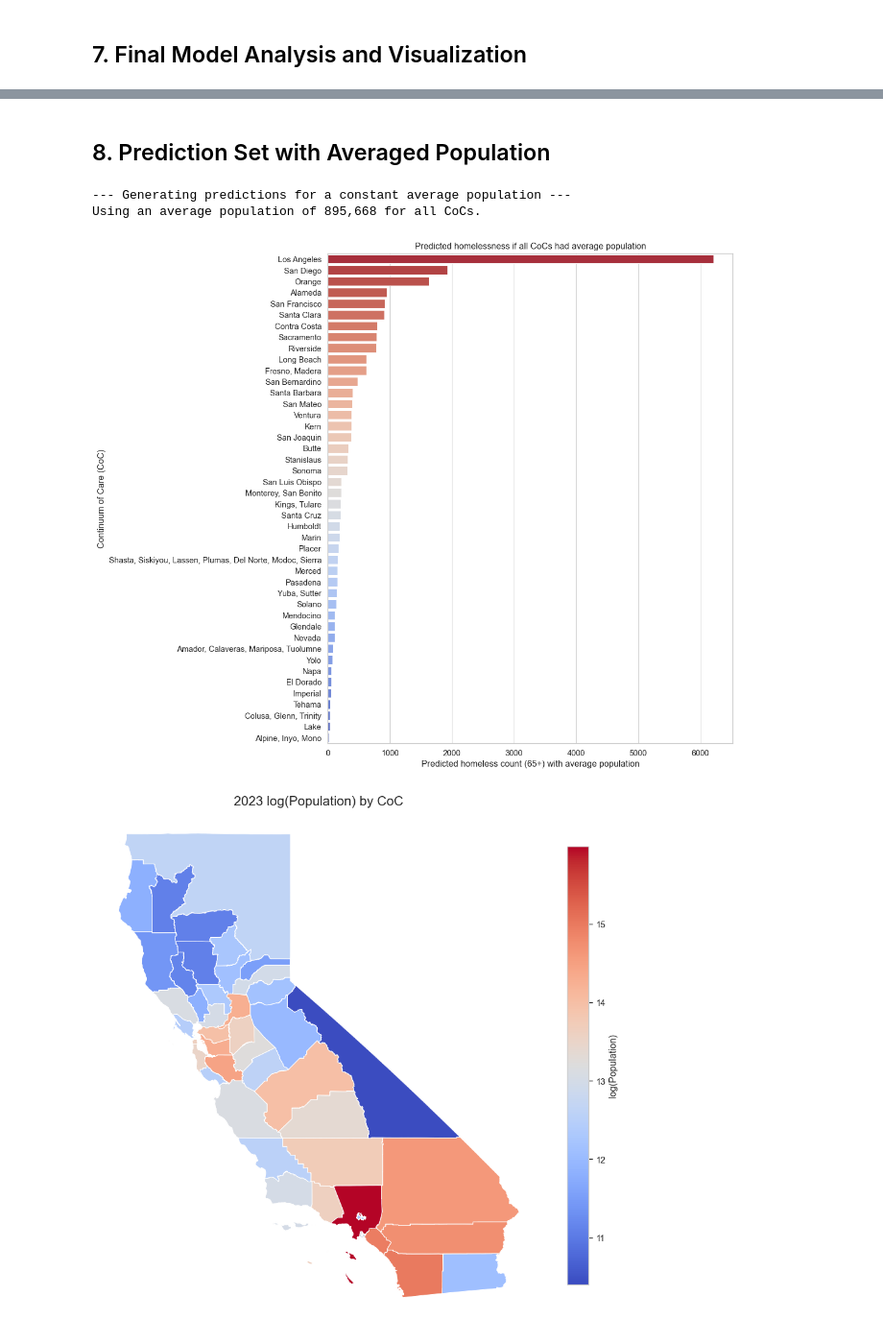
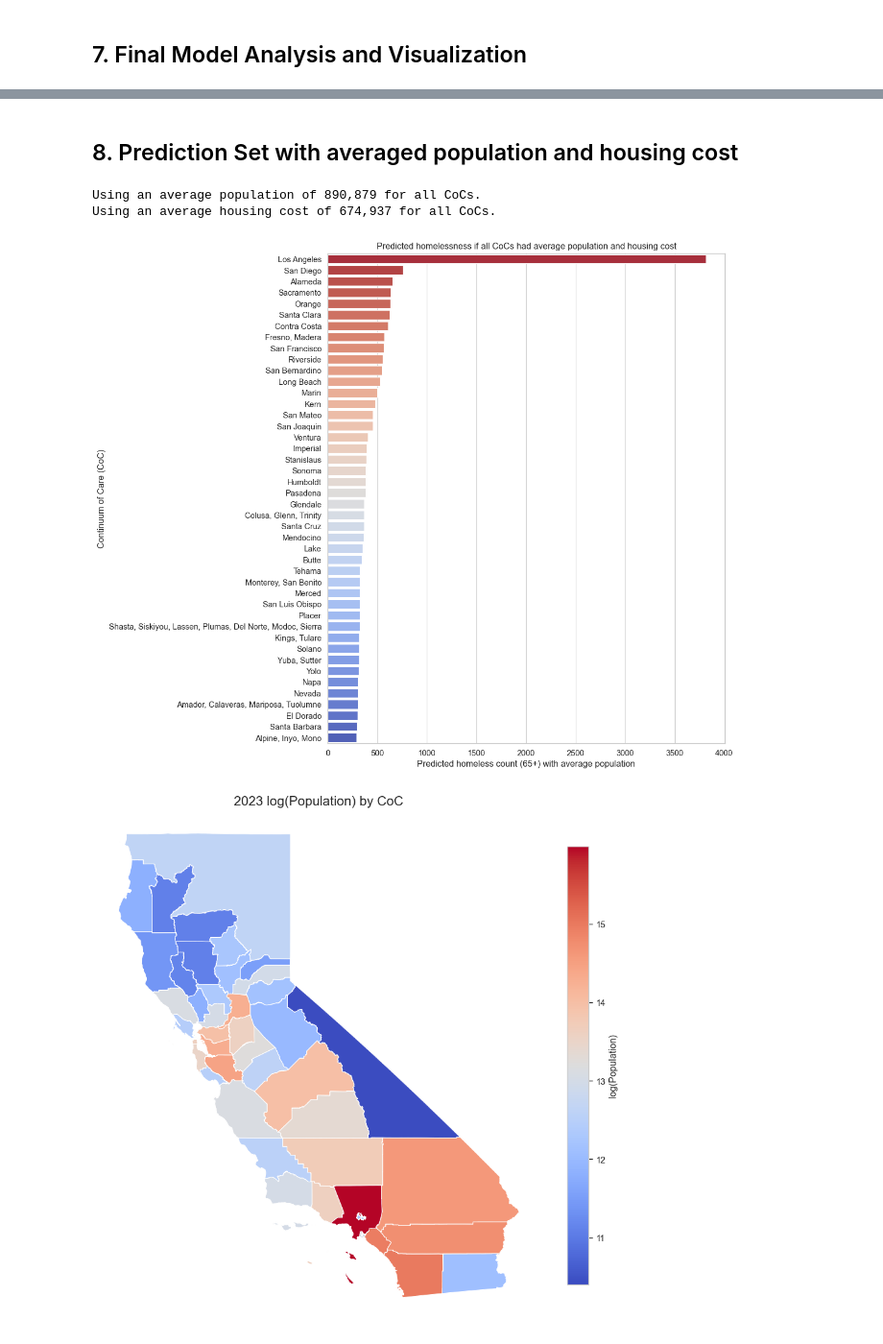
Before and after one commit to igoumiri/homelessness, a Jupyter notebook: paper.ipynb, the cells around one changed output, grey strips where cells are left out. Shown at 96% size. Saved outputs shown, nothing was run; the diff lists cells and outputs as text; code cells hidden in the pictures.

```diff
--- a/paper.ipynb
+++ b/paper.ipynb
@@ -335,7 +336,7 @@ y = final_df[TARGET]
 # %% [markdown]
 ### 6.1 Feature Combination Analysis
 # %%
-X = pd.get_dummies(final_df, columns=['Age'], prefix='Age')
+X = pd.get_dummies(final_df[["Year", "Age"] + FEATURES], columns=['Age'], prefix='Age')
 # %%
 rmse_results = {}
 for i in range(1, len(FEATURES) + 1):
@@ -512,57 +520,64 @@ plt.show()
 # %% [markdown]
-## 8. Prediction Set with Averaged Population
+## 8. Prediction Set with averaged population and housing cost
 # %%
-# This section creates a synthetic dataset where the population of every CoC is
-# set to the statewide average. This allows us to predict homelessness counts
-# based on factors other than population size (e.g., housing costs, location).
-
-print("\n--- Generating predictions for a constant average population ---")
+# This section creates a synthetic dataset where the population and housing cost
+# of every CoC is set to the statewide average. This allows us to predict homelessness
+# counts based on factors other than population size (e.g., housing costs, location).
 
 # Create a copy of the final dataframe for our prediction set
-prediction_set_df = X_train.copy().set_index('CoC_Name')
+prediction_set_df = pd.get_dummies(final_df, columns=['Age'], prefix='Age').set_index('CoC_Name').drop(columns='Homeless count')
+log_pop = prediction_set_df.pop('log(Population)')
+prediction_set_df.insert(2, 'log(Population)', log_pop)
 
 # Calculate the average population and its log
-avg_population = prediction_set_df['Population'].mean()
-log_avg_population = np.log(avg_population + 1)
+avg_population = prediction_set_df['Population'].unique().mean()
+# log_avg_population = np.log(avg_population + 1)
 print(f"Using an average population of {avg_population:,.0f} for all CoCs.")
+
+# Calculate the average housing cost
+avg_housing_cost = prediction_set_df['Home prices'].unique().mean()
+print(f"Using an average housing cost of {avg_housing_cost:,.0f} for all CoCs.")
 
 # Replace the population features with the average values
 prediction_set_df['Population'] = avg_population
-prediction_set_df['log(Population)'] = log_avg_population
+# prediction_set_df['log(Population)'] = log_avg_population
+prediction_set_df['Home prices'] = avg_housing_cost
 
 # Select the same features the model was trained on
 # X_prediction = prediction_set_df[FEATURES]
 X_prediction = prediction_set_df
 
 # for group in final_df.Age.unique():
 #     X_prediction[f'Age_{group}'] = X[f'Age_{group}']
 # X_prediction['Year'] = X['Year']
 # X_prediction['Homeless count'] = X['Homeless count']
 # X_prediction['Age_Invalid'] = X['Age_Invalid']
 # X_prediction['Age_Unknown'] = X['Age_Unknown']
 
+rf_model = RandomForestRegressor(n_estimators=100, random_state=42)
+rf_model.fit(X, y)
+
 # Use the trained Random Forest model to predict on this new dataset
 prediction_set_preds = rf_model.predict(X_prediction)
 
 # Add predictions to the dataframe
-# prediction_set_df['Predicted_Homeless_Avg_Pop'] = prediction_set_preds
 prediction_set_df['Predicted_Homeless_Avg_Pop'] = prediction_set_preds
 
 # --- Visualize the Prediction Set Results ---
 # Sort for better visualization
 sorted_predictions = prediction_set_df[(prediction_set_df.Year == 2023) & (prediction_set_df['Age_65+'])].sort_values('Predicted_Homeless_Avg_Pop', ascending=False)
 
 plt.figure(figsize=(12, 10))
 sns.barplot(x='Predicted_Homeless_Avg_Pop', y=sorted_predictions.index, data=sorted_predictions, palette='coolwarm_r', hue=sorted_predictions.index, dodge=False, legend=False)
 plt.xlabel('Predicted homeless count (65+) with average population')
 plt.ylabel('Continuum of Care (CoC)')
-plt.title('Predicted homelessness if all CoCs had average population')
+plt.title('Predicted homelessness if all CoCs had average population and housing cost')
 plt.tight_layout()
 plt.show()
 # %% [output]
---- Generating predictions for a constant average population ---
-Using an average population of 895,668 for all CoCs.
+Using an average population of 890,879 for all CoCs.
+Using an average housing cost of 674,937 for all CoCs.
-[figure, old version]
+[figure, new version]
 # %%
 def plot_metric_on_map(
     metric_df, coc_geodata, column_name, title, cmap="viridis", label=None
```
Also changed, not shown: parts of 13 cells of this notebook.
